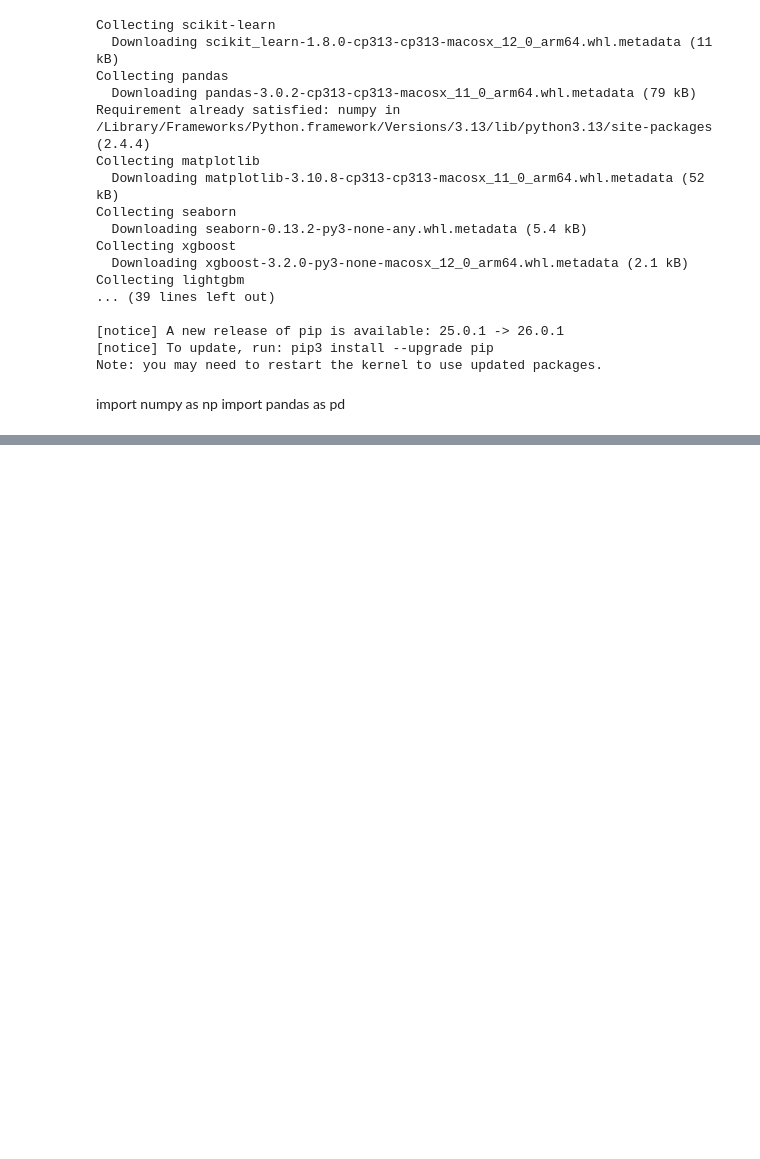
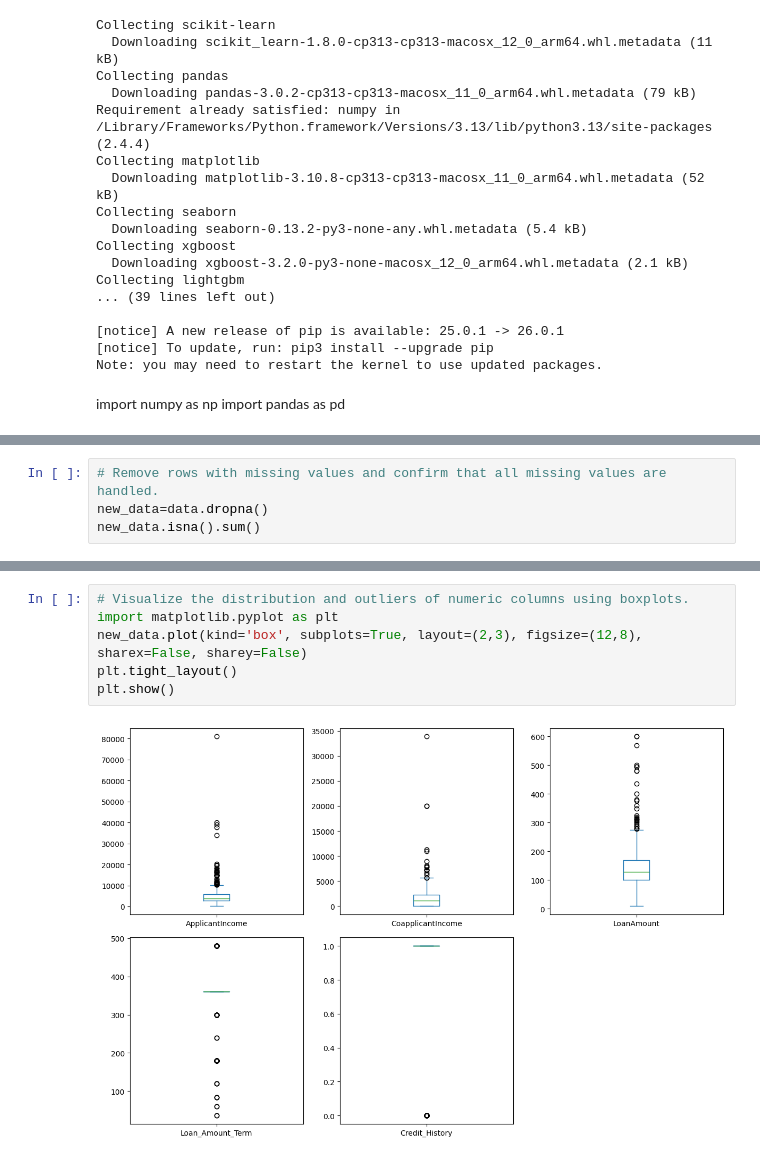
Before and after one commit to nanaBrempong/Loan-Prediction, a Jupyter notebook: Untitled-1.ipynb, the cells around one changed output, grey strips where cells are left out. Saved outputs shown, nothing was run; the diff lists cells and outputs as text; blank space fills up the shorter version.

```diff
--- a/Untitled-1.ipynb
+++ b/Untitled-1.ipynb
@@ -63,0 +81,4 @@ AttributeError: 'DataFrame' object has no attribute 'na'
+# %%
+# Remove rows with missing values and confirm that all missing values are handled.
+new_data=data.dropna()
+new_data.isna().sum()
@@ -63,0 +100,8 @@ AttributeError: 'DataFrame' object has no attribute 'na'
+# %%
+# Visualize the distribution and outliers of numeric columns using boxplots.
+import matplotlib.pyplot as plt
+new_data.plot(kind='box', subplots=True, layout=(2,3), figsize=(12,8), sharex=False, sharey=False)
+plt.tight_layout()
+plt.show()
+# %% [output]
+[figure, added]
```
Also changed, not shown: parts of 19 cells of this notebook, 1 other file.
